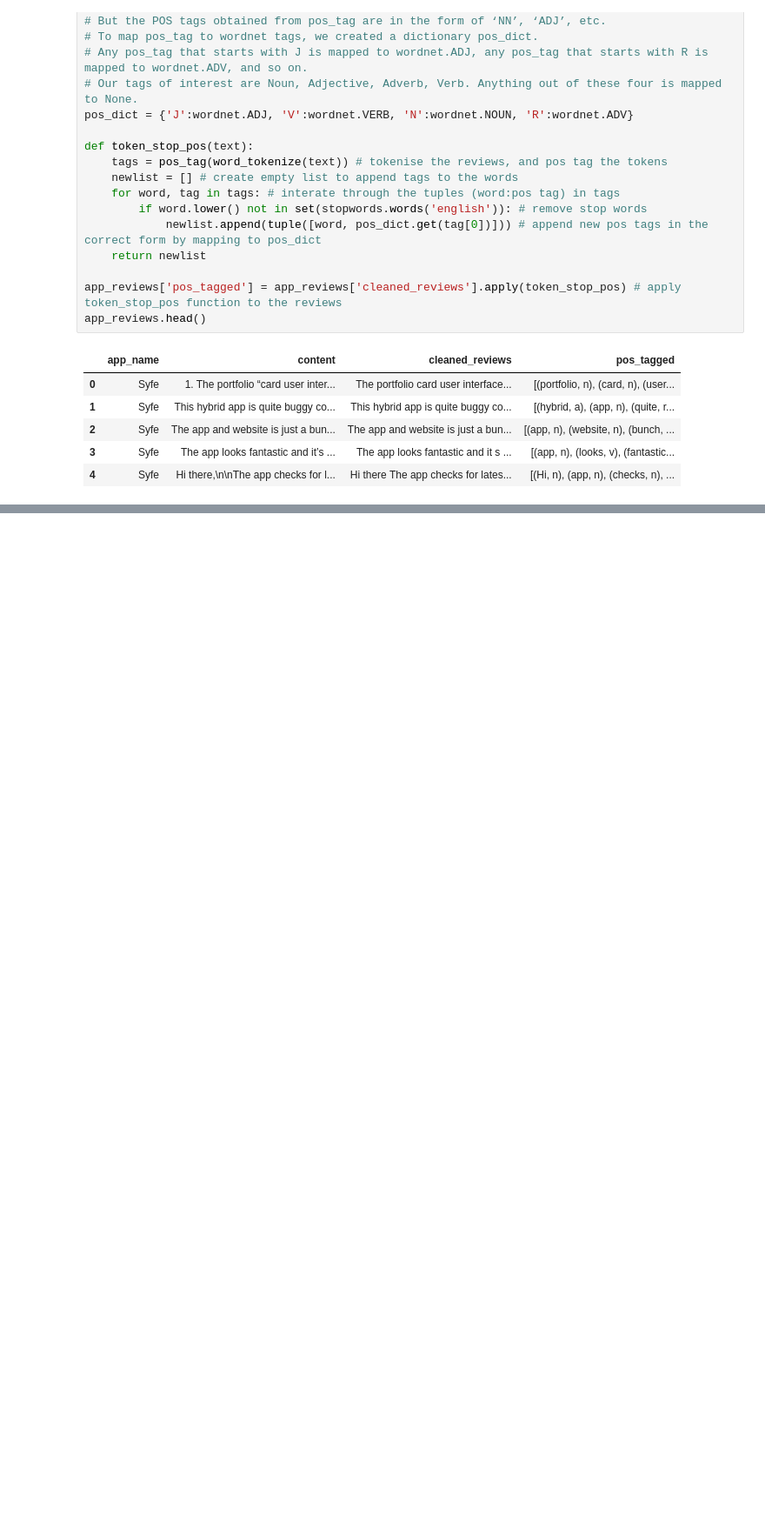
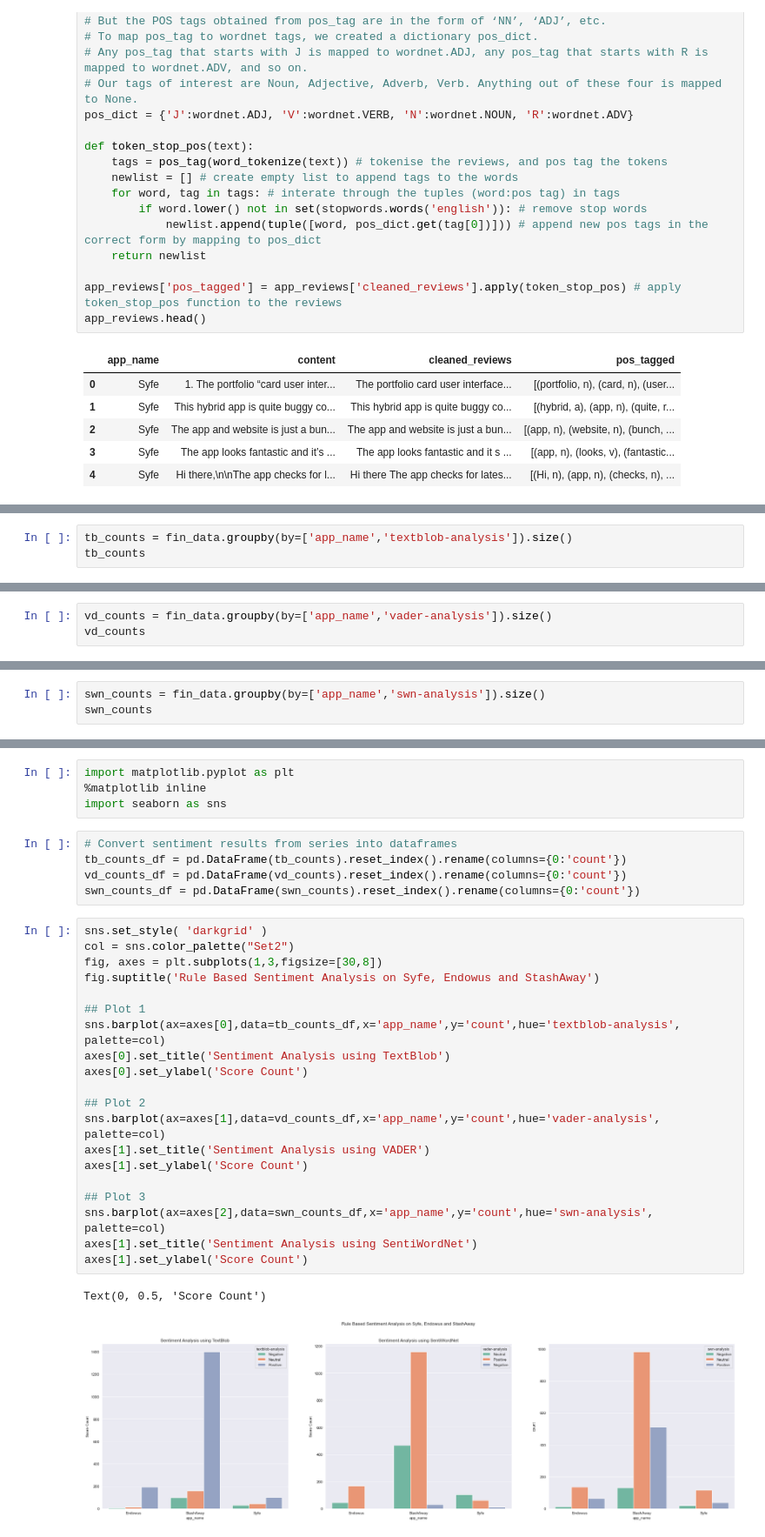
Before and after one commit to leonswl/sg-roboadvisors-analysis, a Jupyter notebook: app-review-analysis/multiple-rule-based-sentiment-analysis.ipynb, the cells around one changed output, grey strips where cells are left out. Shown: that part at 87% size. Drawn from its saved outputs; the diff is of its cells as text; blank space fills up the shorter version.

Commit message:
Completed sentiment analysis and first draft on visualisation

```diff
--- a/app-review-analysis/multiple-rule-based-sentiment-analysis.ipynb
+++ b/app-review-analysis/multiple-rule-based-sentiment-analysis.ipynb
@@ -134,0 +187,3 @@ app_reviews.head()
+# %%
+tb_counts = fin_data.groupby(by=['app_name','textblob-analysis']).size()
+tb_counts
@@ -134,0 +233,3 @@ app_reviews.head()
+# %%
+vd_counts = fin_data.groupby(by=['app_name','vader-analysis']).size()
+vd_counts
@@ -134,0 +294,3 @@ app_reviews.head()
+# %%
+swn_counts = fin_data.groupby(by=['app_name','swn-analysis']).size()
+swn_counts
@@ -134,0 +311,32 @@ app_reviews.head()
+# %%
+import matplotlib.pyplot as plt
+%matplotlib inline
+import seaborn as sns
+# %%
+# Convert sentiment results from series into dataframes
+tb_counts_df = pd.DataFrame(tb_counts).reset_index().rename(columns={0:'count'})
+vd_counts_df = pd.DataFrame(vd_counts).reset_index().rename(columns={0:'count'})
+swn_counts_df = pd.DataFrame(swn_counts).reset_index().rename(columns={0:'count'})
+# %%
+sns.set_style( 'darkgrid' )
+col = sns.color_palette("Set2")
+fig, axes = plt.subplots(1,3,figsize=[30,8])
+fig.suptitle('Rule Based Sentiment Analysis on Syfe, Endowus and StashAway')
+
+## Plot 1
+sns.barplot(ax=axes[0],data=tb_counts_df,x='app_name',y='count',hue='textblob-analysis', palette=col)
+axes[0].set_title('Sentiment Analysis using TextBlob')
+axes[0].set_ylabel('Score Count')
+
+## Plot 2
+sns.barplot(ax=axes[1],data=vd_counts_df,x='app_name',y='count',hue='vader-analysis', palette=col)
+axes[1].set_title('Sentiment Analysis using VADER')
+axes[1].set_ylabel('Score Count')
+
+## Plot 3
+sns.barplot(ax=axes[2],data=swn_counts_df,x='app_name',y='count',hue='swn-analysis', palette=col)
+axes[1].set_title('Sentiment Analysis using SentiWordNet')
+axes[1].set_ylabel('Score Count')
+# %% [output]
+Text(0, 0.5, 'Score Count')
+[figure, added]
```
Also changed, not shown: parts of 16 cells of this notebook.
